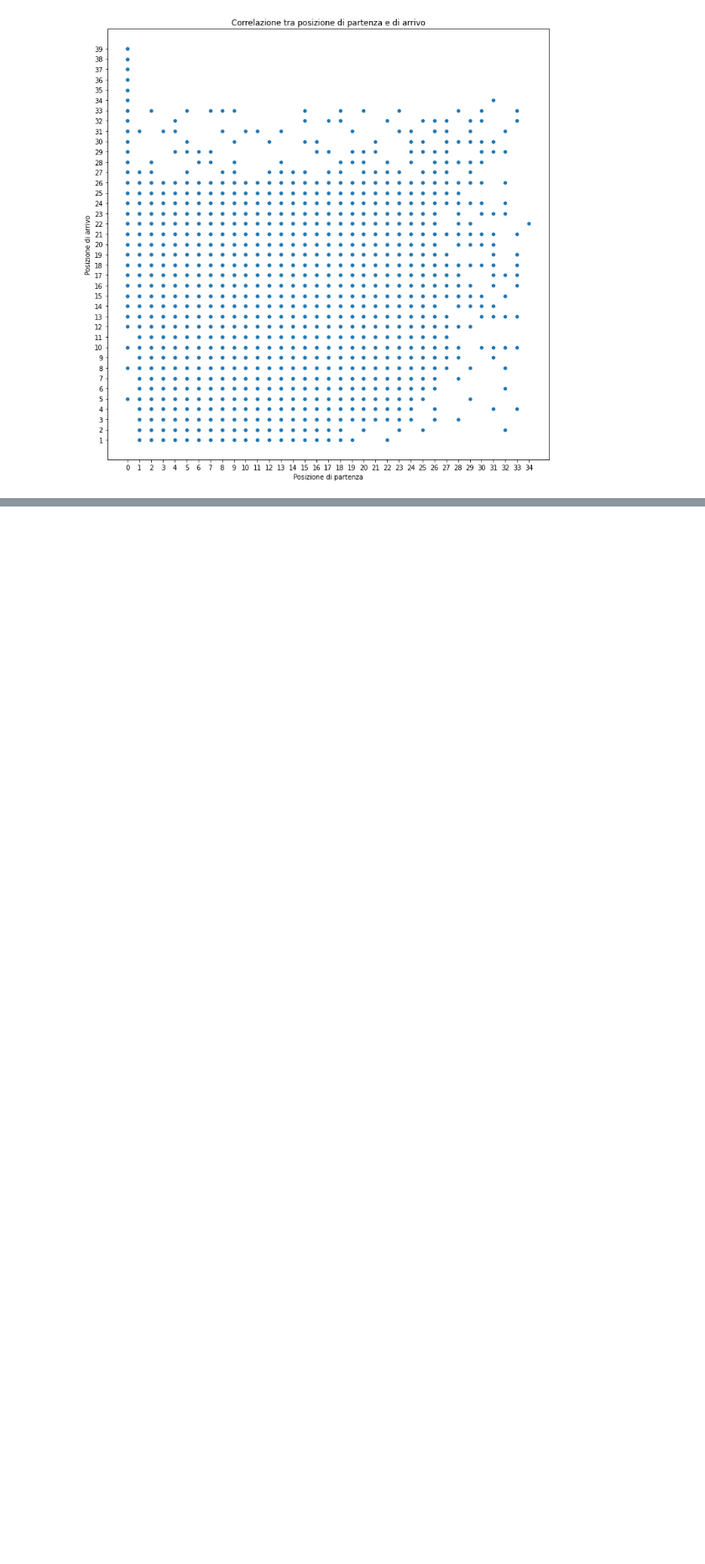
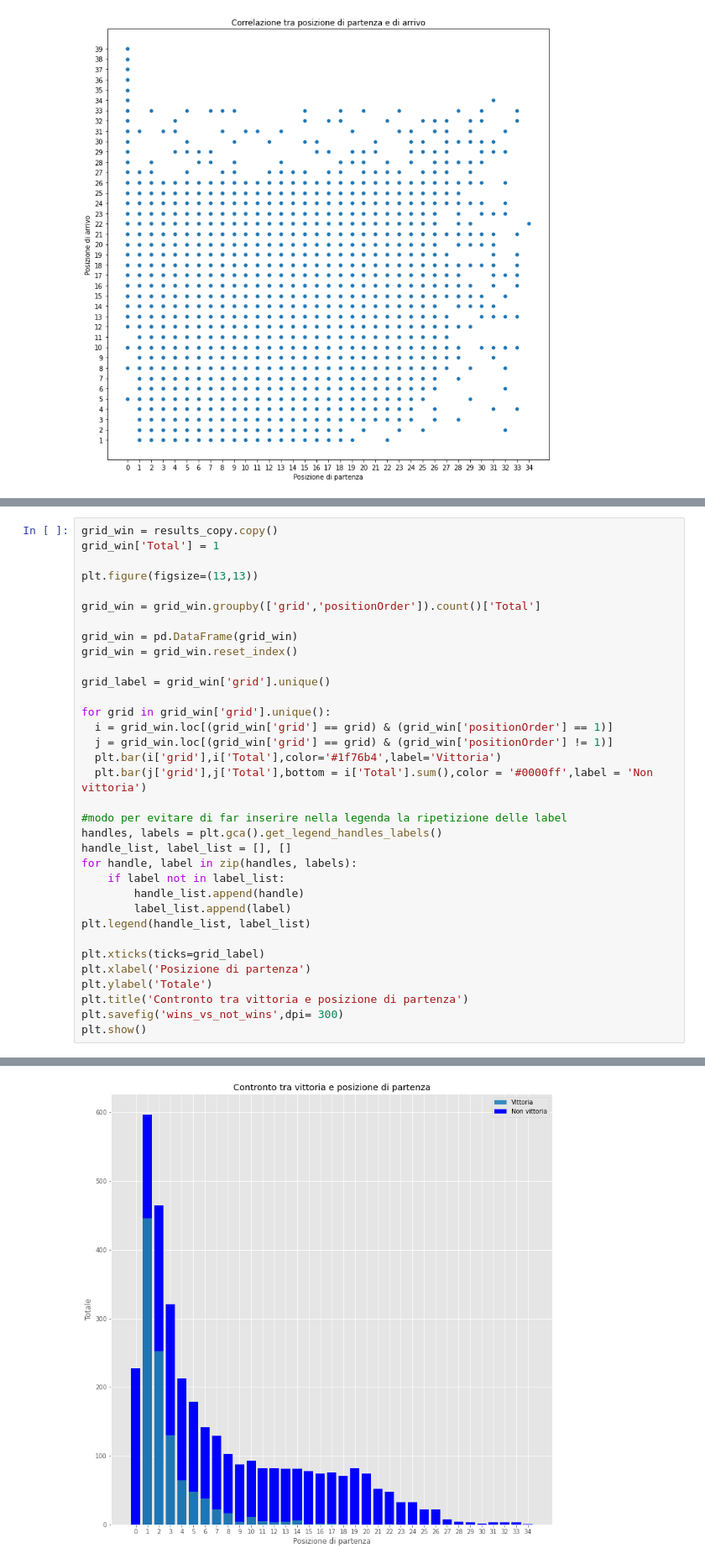
Before and after one commit to giorgio-angelo-esposito/F1WP, a Jupyter notebook: F1WP.ipynb, the cells around one changed output, grey strips where cells are left out. Shown at 84% size. Drawn from its saved outputs; the diff is of its cells as text; blank space fills up the shorter version.

Commit message:
Aggiornamento notebook
Inserita sezione relativa al confronto tra posizione di partenza e arrivo

```diff
--- a/F1WP.ipynb
+++ b/F1WP.ipynb
@@ -147,0 +120,35 @@ KeyError: ignored
+# %%
+grid_win = results_copy.copy()
+grid_win['Total'] = 1
+
+plt.figure(figsize=(13,13))
+
+grid_win = grid_win.groupby(['grid','positionOrder']).count()['Total']
+
+grid_win = pd.DataFrame(grid_win)
+grid_win = grid_win.reset_index()
+
+grid_label = grid_win['grid'].unique()
+
+for grid in grid_win['grid'].unique():
+  i = grid_win.loc[(grid_win['grid'] == grid) & (grid_win['positionOrder'] == 1)]
+  j = grid_win.loc[(grid_win['grid'] == grid) & (grid_win['positionOrder'] != 1)]
+  plt.bar(i['grid'],i['Total'],color='#1f76b4',label='Vittoria')
+  plt.bar(j['grid'],j['Total'],bottom = i['Total'].sum(),color = '#0000ff',label = 'Non vittoria')
+
+#modo per evitare di far inserire nella legenda la ripetizione delle label
+handles, labels = plt.gca().get_legend_handles_labels()
+handle_list, label_list = [], []
+for handle, label in zip(handles, labels):
+    if label not in label_list:
+        handle_list.append(handle)
+        label_list.append(label)
+plt.legend(handle_list, label_list)
+
+plt.xticks(ticks=grid_label)
+plt.xlabel('Posizione di partenza')
+plt.ylabel('Totale')
+plt.title('Contronto tra vittoria e posizione di partenza')
+plt.savefig('wins_vs_not_wins',dpi= 300)
+plt.show()
+# %% [output]
@@ -148,3 +172,4 @@ KeyError: ignored
+[figure, added]
 # %%
 #otteniamo il numero di piloti che hanno vinto partendo dalla prima posizione
 winner_from_pole = results.loc[(results['grid'] == 1) & (results['positionOrder'] == 1)].count()[0]
```
Also changed, not shown: parts of 3 cells of this notebook.
